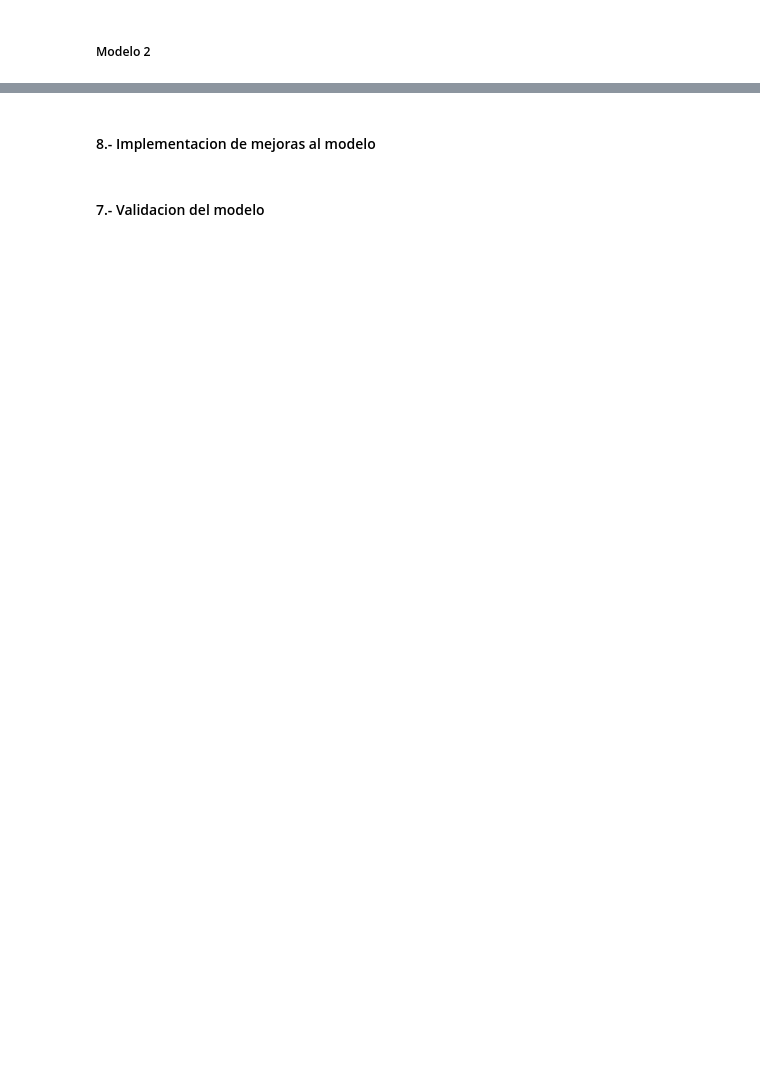
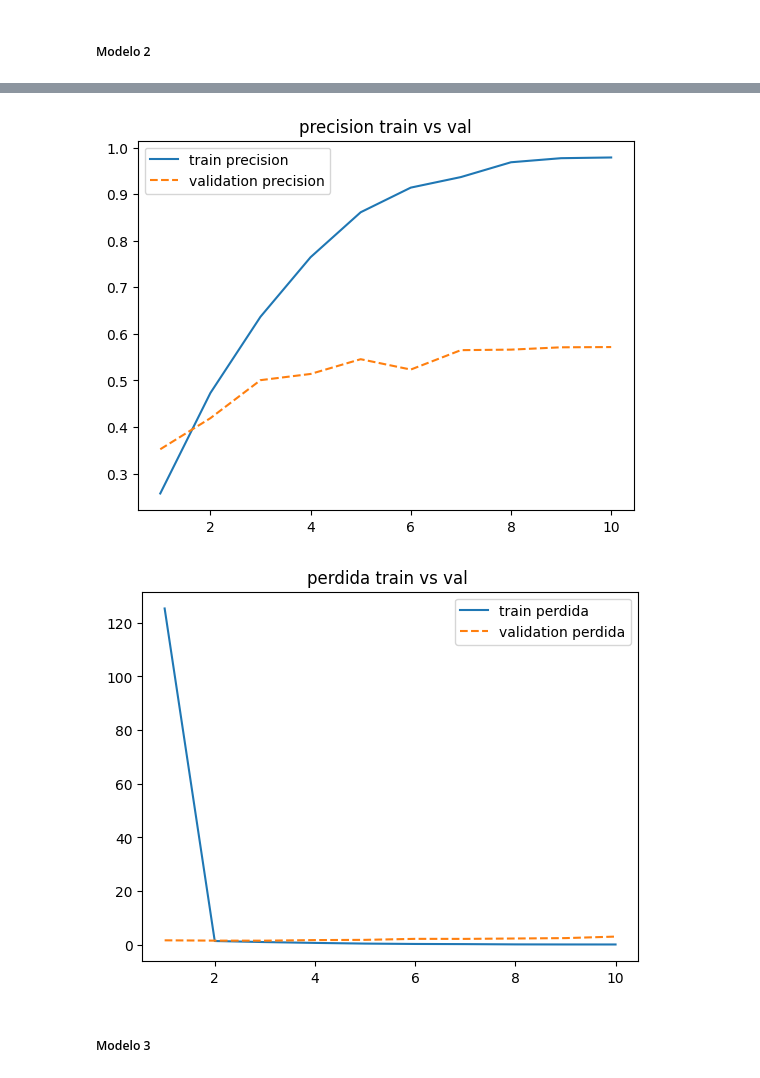
Before and after one commit to JpCobos/A01274631_IA_part2, a Jupyter notebook: Modulo_2/DeepLearning.ipynb, the cells around one changed output, grey strips where cells are left out. Saved outputs shown, nothing was run; the diff lists cells and outputs as text; code cells hidden in the pictures; blank space fills up the shorter version.

```diff
--- a/Modulo_2/DeepLearning.ipynb
+++ b/Modulo_2/DeepLearning.ipynb
@@ -193,7 +250,7 @@ Epoch 4/4
 # %% [markdown]
 ##### Modelo 2
 # %%
-model = tf.keras.Sequential([
+model2 = tf.keras.Sequential([
     tf.keras.layers.Conv2D(32,(3,3),activation= 'relu',input_shape = (150,150,3)),
     tf.keras.layers.MaxPooling2D(2,2),
     tf.keras.layers.Conv2D(32,(3,3),activation= 'relu'),
@@ -220,6 +263,6 @@ To enable them in other operations, rebuild TensorFlow with the appropriate comp
 # %%
-model.compile(optimizer= 'adam', loss = 'sparse_categorical_crossentropy',metrics=['accuracy'])
+model2.compile(optimizer= 'adam', loss = 'sparse_categorical_crossentropy',metrics=['accuracy'])
 # %%
-history = model.fit(train_images,train_labels,batch_size=128,epochs=10,validation_split= .2)
+history = model2.fit(train_images,train_labels,batch_size=128,epochs=10,validation_split= .2)
 # %% [output]
 Epoch 1/10
@@ -250,4 +288,27 @@ Epoch 10/10
-# %% [markdown]
-#### 8.-  Implementacion de mejoras al modelo
-# %% [markdown]
-#### 7.- Validacion del modelo
+# %%
+precision = history.history['accuracy']
+perdida = history.history['loss']
+
+val_precision = history.history['val_accuracy']
+val_perdida = history.history['val_loss']
+
+epocas = range(1, len(precision)+1)
+
+plt.plot(epocas,precision,'-',label='train precision')
+plt.plot(epocas,val_precision, '--', label='validation precision')
+plt.title('precision train vs val')
+plt.legend()
+
+plt.figure()
+
+plt.plot(epocas,perdida, '-', label ='train perdida')
+plt.plot(epocas,val_perdida, '--', label = 'validation perdida')
+plt.title('perdida train vs val ')
+plt.legend()
+
+plt.show()
+# %% [output]
+[figure, added]
+[figure, added]
+# %% [markdown]
+##### Modelo 3
```
Also changed, not shown: parts of 19 cells of this notebook, 1 other file.
